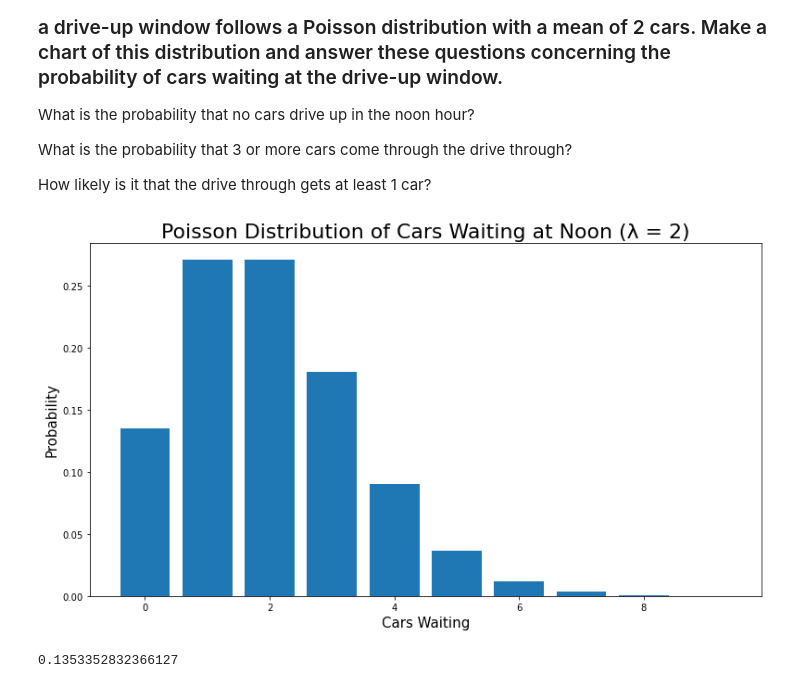
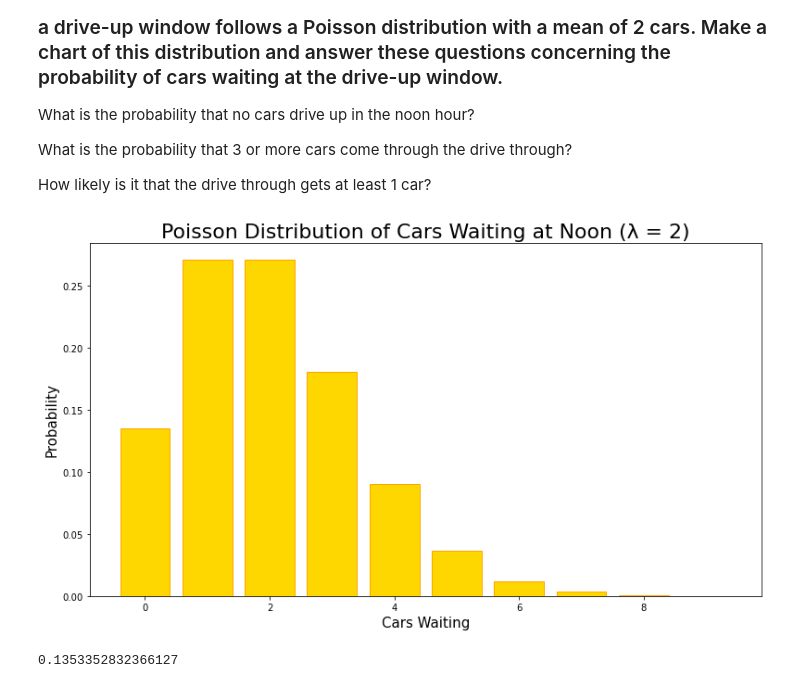
Before and after one commit to masonsherbondy/statistics-exercises, a Jupyter notebook: probability_distributions.ipynb, the cells around one changed output. Saved outputs shown, nothing was run; the diff lists cells and outputs as text; code cells hidden in the pictures.

```diff
--- a/probability_distributions.ipynb
+++ b/probability_distributions.ipynb
@@ -21,14 +21,14 @@ How likely is it that the drive through gets at least 1 car?
 # %%
 λ = 2
 x = np.arange(0, 10)
 y = stats.poisson(λ).pmf(x)
 plt.figure(figsize = (13, 7))
-plt.bar(x,y)
+plt.bar(x, y, color = 'gold', ec = 'orange')
 plt.title('Poisson Distribution of Cars Waiting at Noon (λ = 2)', size = 22)
 plt.xlabel('Cars Waiting', size = 15)
 plt.ylabel('Probability', size = 15);
 # %% [output]
-[figure, old version]
+[figure, new version]
 # %%
 stats.poisson(λ).pmf(0)
 #There is a 14% probability that no cars drive up in the noon hour
```
Also changed, not shown: parts of 9 cells of this notebook, 9 other files.
